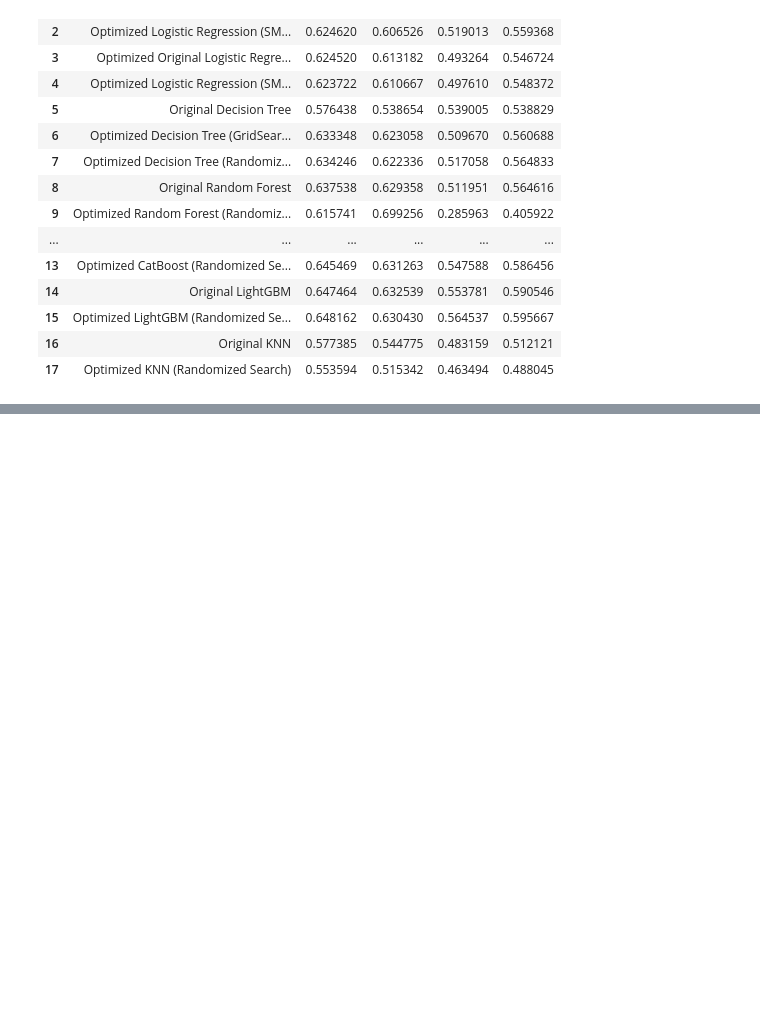
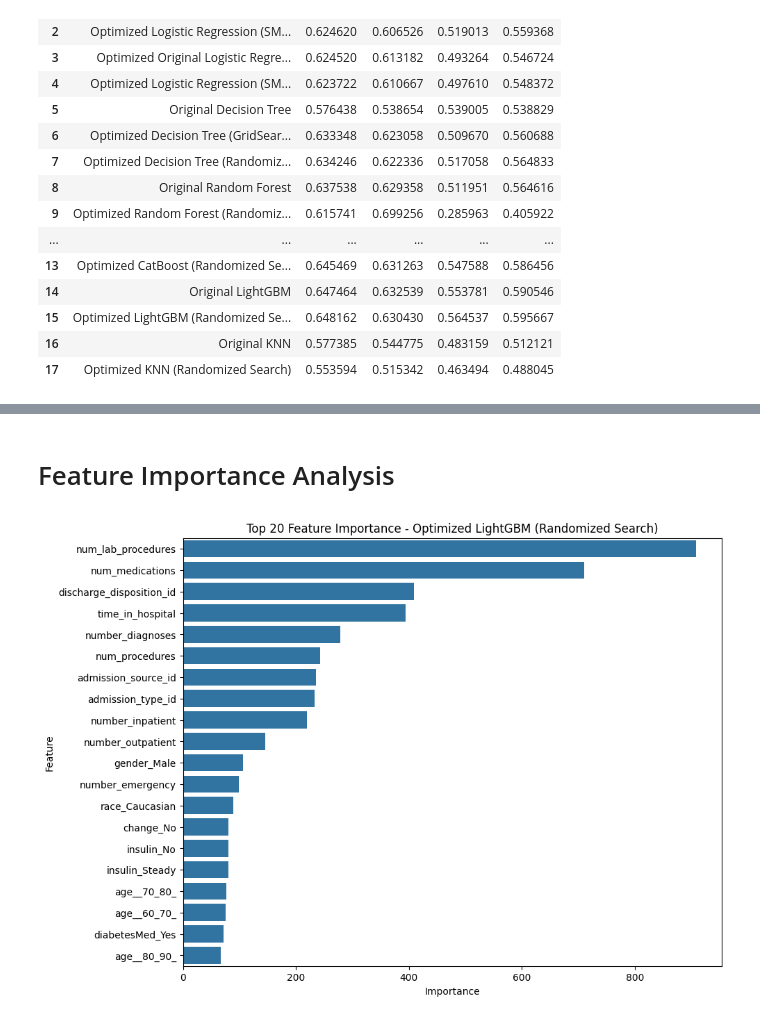
Before and after one commit to AKINYEMI01/Final_Project, a Jupyter notebook: Final_Project.ipynb, the cells around one changed output, grey strips where cells are left out. Cells and saved outputs as stored; diff of their text form; code cells hidden in the pictures; blank space fills up the shorter version.

```diff
--- a/Final_Project.ipynb
+++ b/Final_Project.ipynb
@@ -1698,0 +1733,20 @@ display(df_performance)
+# %% [markdown]
+# Feature Importance Analysis
+# %%
+# Feature Importance for Optimized LightGBM (Randomized Search)
+import matplotlib.pyplot as plt
+
+# Ensure column names are clean for LightGBM
+X_train.columns = ["".join (c if c.isalnum() else "_" for c in str(x)) for x in X_train.columns]
+
+feature_importance_lgb = optimized_lgb_model_rs.feature_importances_
+features_lgb = X_train.columns
+importance_df_lgb = pd.DataFrame({'Feature': features_lgb, 'Importance': feature_importance_lgb})
+importance_df_lgb = importance_df_lgb.sort_values(by='Importance', ascending=False).head(20) # Display top 20
+
+plt.figure(figsize=(10, 8))
+sns.barplot(x='Importance', y='Feature', data=importance_df_lgb)
+plt.title('Top 20 Feature Importance - Optimized LightGBM (Randomized Search)')
+plt.show()
+# %% [output]
+[figure, added]
```
Also changed, not shown: parts of 11 cells of this notebook.
